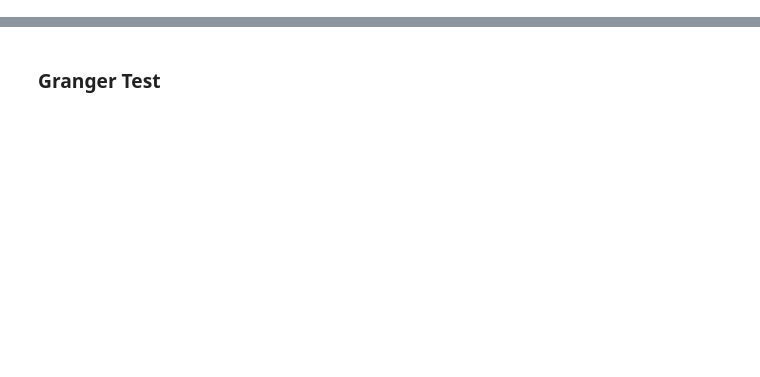
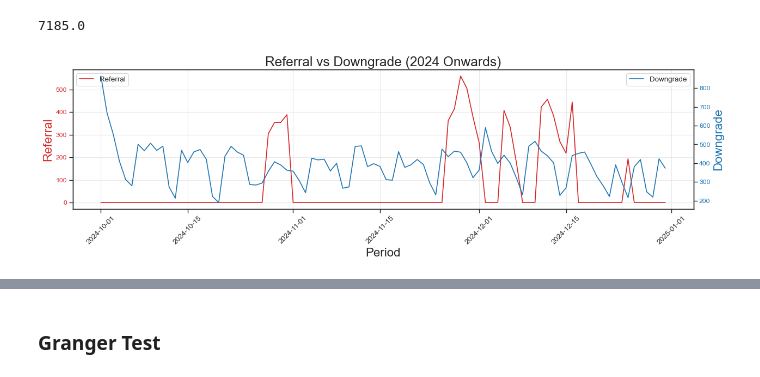
Before and after one commit to krisiafezollin26/granger_statistics, a Jupyter notebook: pearson.ipynb, the cells around one changed output, grey strips where cells are left out. Drawn from its saved outputs; the diff is of its cells as text; code cells hidden in the pictures; blank space fills up the shorter version.

```diff
--- a/pearson.ipynb
+++ b/pearson.ipynb
@@ -44,0 +85,6 @@ plt.savefig('heatmap.png', dpi=300, bbox_inches='tight')
+# %%
+# Pivot the DataFrame to separate 'cs_tag' into columns 'referral' and 'downgrade'
+df2 = df2.pivot(index='period', columns='cs_tag', values='tag_count').reset_index()
+df2.columns.name = None
+df2 = df2.fillna(0)
+df2
@@ -45,3 +105,45 @@ plt.savefig('heatmap.png', dpi=300, bbox_inches='tight')
+# %%
+sum(df2['referral']) # checking if the sum of the referral column is equal to the number of rows in the original df2
+# %% [output]
+7185.0
 # %%
-test = df[['referral','downgrade']]
+df2['period'] = pd.to_datetime(df2['period'])
+df_filtered = df2[df2['period'] >= '2024-10-01']
+
+test = df_filtered[['referral','downgrade']]
 test_1 = test.reset_index()
+
+# Prepare the filtered data
+x = df_filtered['period']
+y1 = df_filtered['referral']
+y2 = df_filtered['downgrade']
+
+# Plot Line1 (Left Y Axis)
+fig, ax1 = plt.subplots(1, 1, figsize=(16, 5), dpi=80)
+ax1.plot(x, y1, color='tab:red', label='Referral')
+
+# Plot Line2 (Right Y Axis)
+ax2 = ax1.twinx()
+ax2.plot(x, y2, color='tab:blue', label='Downgrade')
+
+# Decorations for ax1 (left Y axis)
+ax1.set_xlabel('Period', fontsize=20)
+ax1.tick_params(axis='x', rotation=45, labelsize=12)  # Rotate x-axis for readability
+ax1.set_ylabel('Referral', color='tab:red', fontsize=20)
+ax1.tick_params(axis='y', rotation=0, labelcolor='tab:red')
+ax1.grid(alpha=.4)
+
+# Decorations for ax2 (right Y axis)
+ax2.set_ylabel("Downgrade", color='tab:blue', fontsize=20)
+ax2.tick_params(axis='y', labelcolor='tab:blue')
+ax2.set_title("Referral vs Downgrade (2024 Onwards)", fontsize=22)
+
+# Legends
+ax1.legend(loc='upper left', fontsize=12)
+ax2.legend(loc='upper right', fontsize=12)
+
+# Layout adjustments
+fig.tight_layout()
+plt.show()
+# %% [output]
+[figure, added]
```
Also changed, not shown: parts of 56 cells of this notebook, 1 other file.
